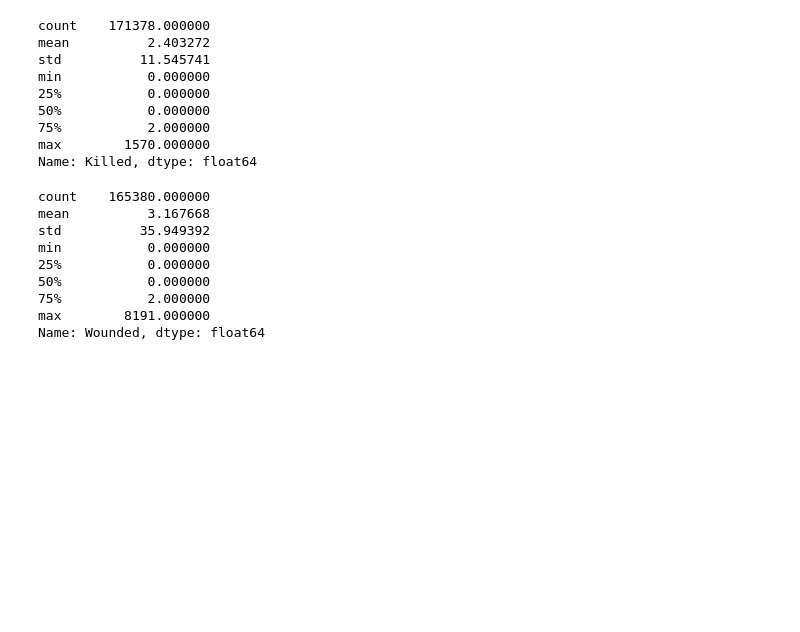
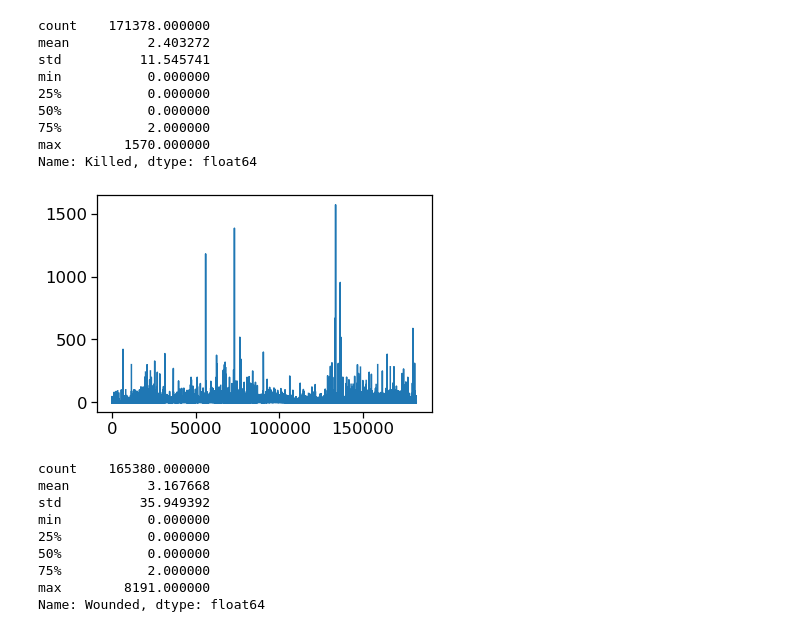
Before and after one commit to FiNiX-GaMmA/Global_terrorism-EDA_project, a Jupyter notebook: worsheet.ipynb, the cells around one changed output. Drawn from its saved outputs; the diff is of its cells as text; code cells hidden in the pictures; blank space fills up the shorter version.

```diff
--- a/worsheet.ipynb
+++ b/worsheet.ipynb
@@ -227,6 +219,11 @@ min           0.000000
 75%           2.000000
 max        1570.000000
 Name: Killed, dtype: float64
+# %%
+plt.plot(data["Killed"])
+plt.show()
+# %% [output]
+[figure, added]
 # %%
 data["Wounded"].describe() #shows the basic statistic of the people wounded in the torrist attack from 1970-2017
 # %% [output]
```
Also changed, not shown: parts of 14 cells of this notebook.
